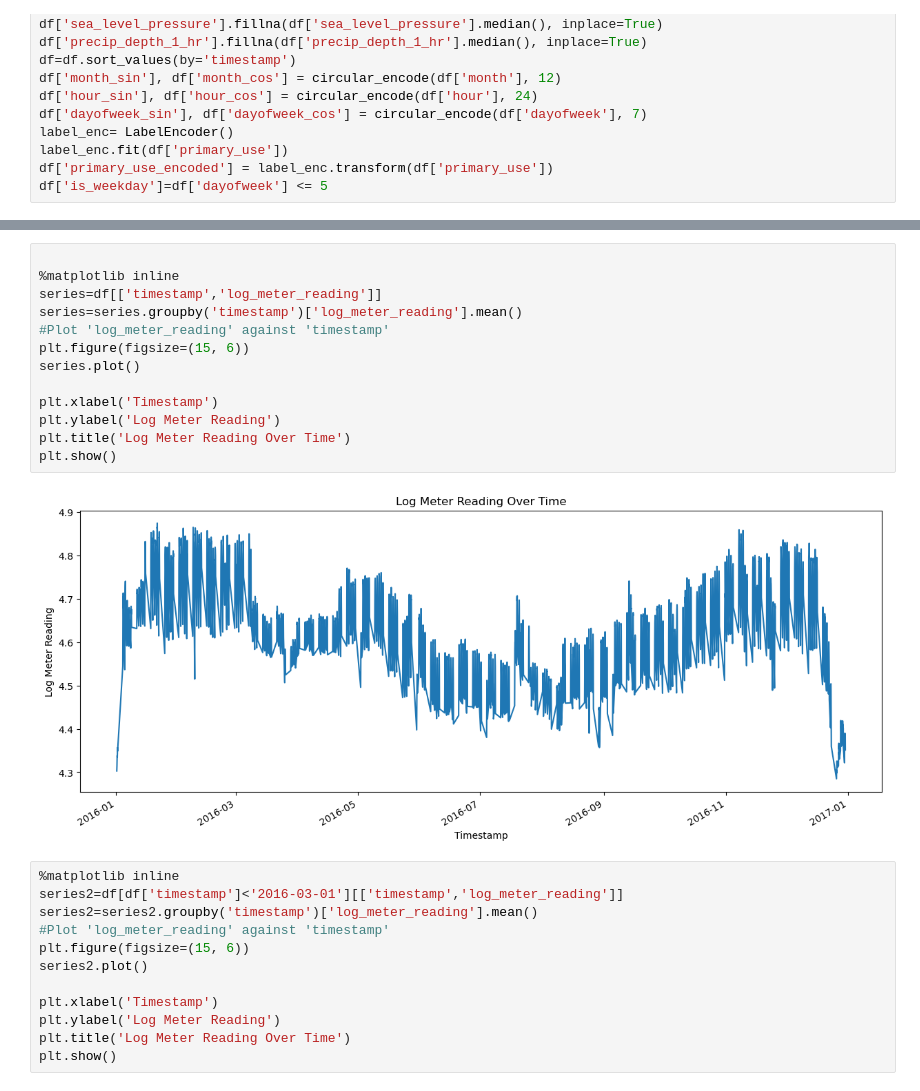
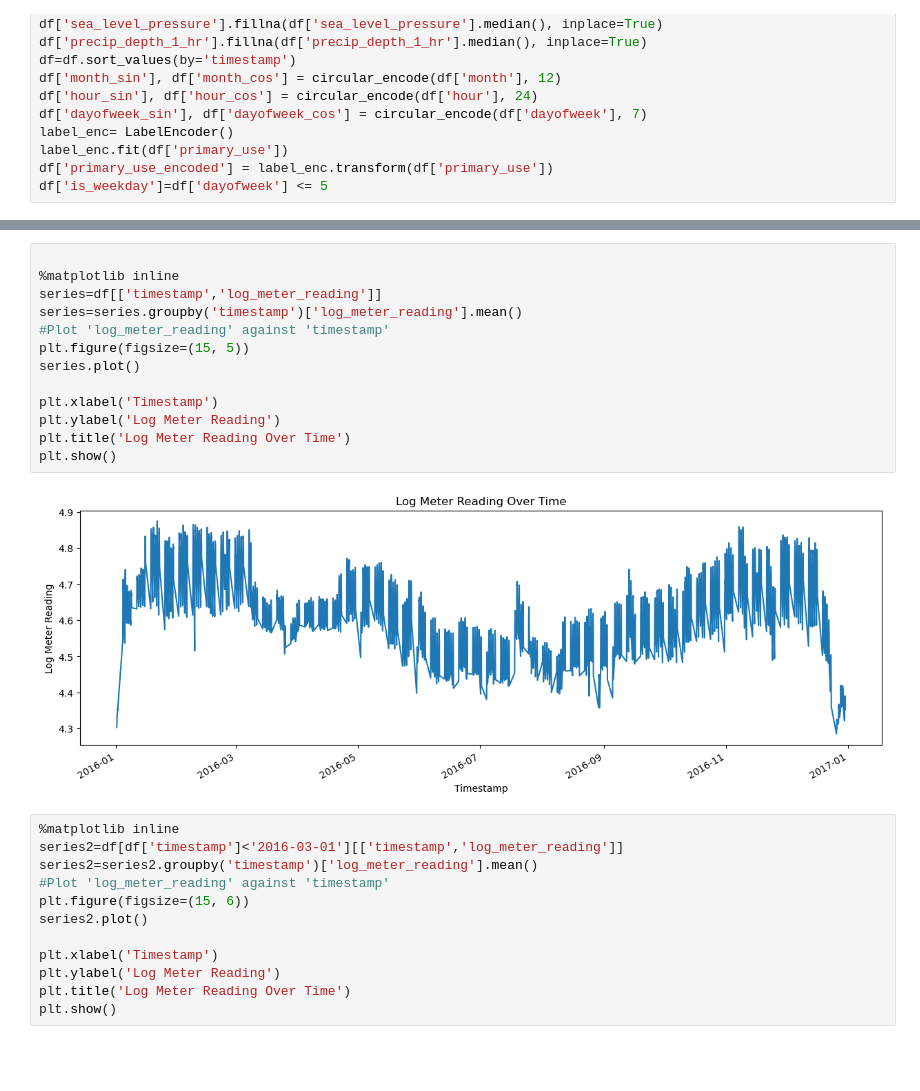
Before and after one commit to goksu-uzunturk/DI502_ElectricityPrediction, a Jupyter notebook: notebooks/ARIMA_TimeSeries_20November.ipynb, the cells around one changed output, grey strips where cells are left out. Drawn from its saved outputs; the diff is of its cells as text; blank space fills up the shorter version.

```diff
--- a/notebooks/ARIMA_TimeSeries_20November.ipynb
+++ b/notebooks/ARIMA_TimeSeries_20November.ipynb
@@ -120,18 +113,18 @@ Name: count, dtype: int64
 # %%
 
 %matplotlib inline
 series=df[['timestamp','log_meter_reading']]
 series=series.groupby('timestamp')['log_meter_reading'].mean()
 #Plot 'log_meter_reading' against 'timestamp'
-plt.figure(figsize=(15, 6))
+plt.figure(figsize=(15, 5))
 series.plot()
 
 plt.xlabel('Timestamp')
 plt.ylabel('Log Meter Reading')
 plt.title('Log Meter Reading Over Time')
 plt.show()
 # %% [output]
-[figure, old version]
+[figure, new version]
 # %%
 %matplotlib inline
 series2=df[df['timestamp']<'2016-03-01'][['timestamp','log_meter_reading']]
```
Also changed, not shown: parts of 13 cells of this notebook.
